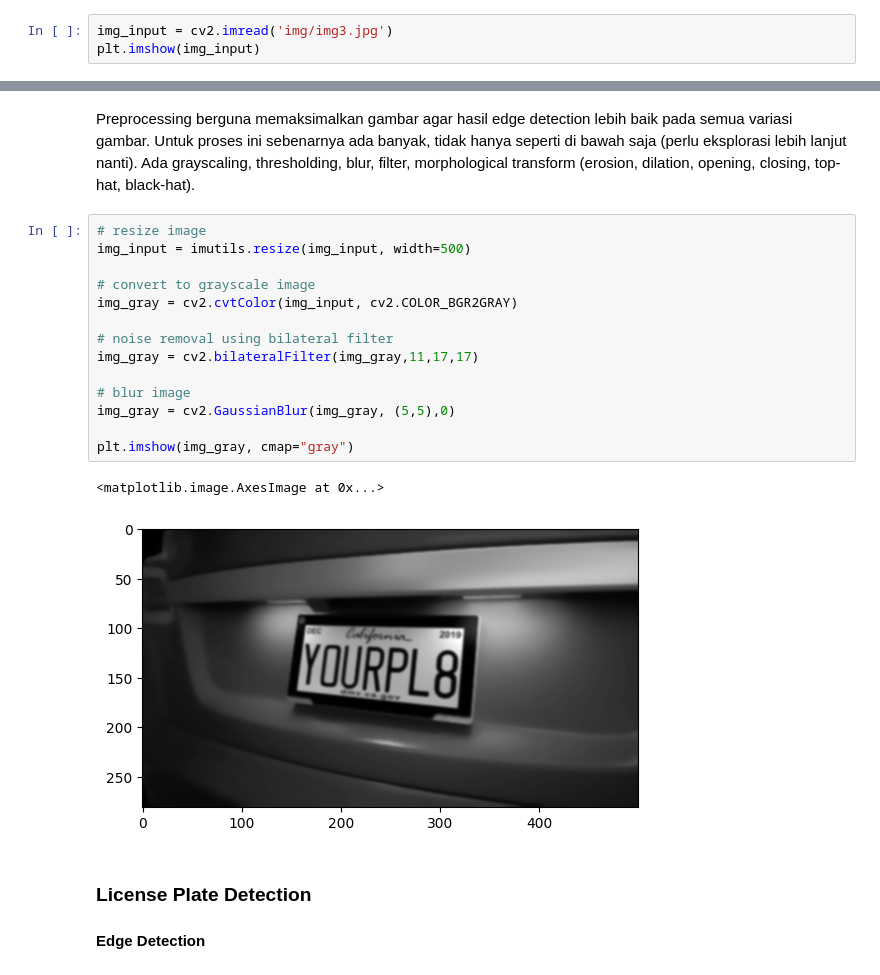
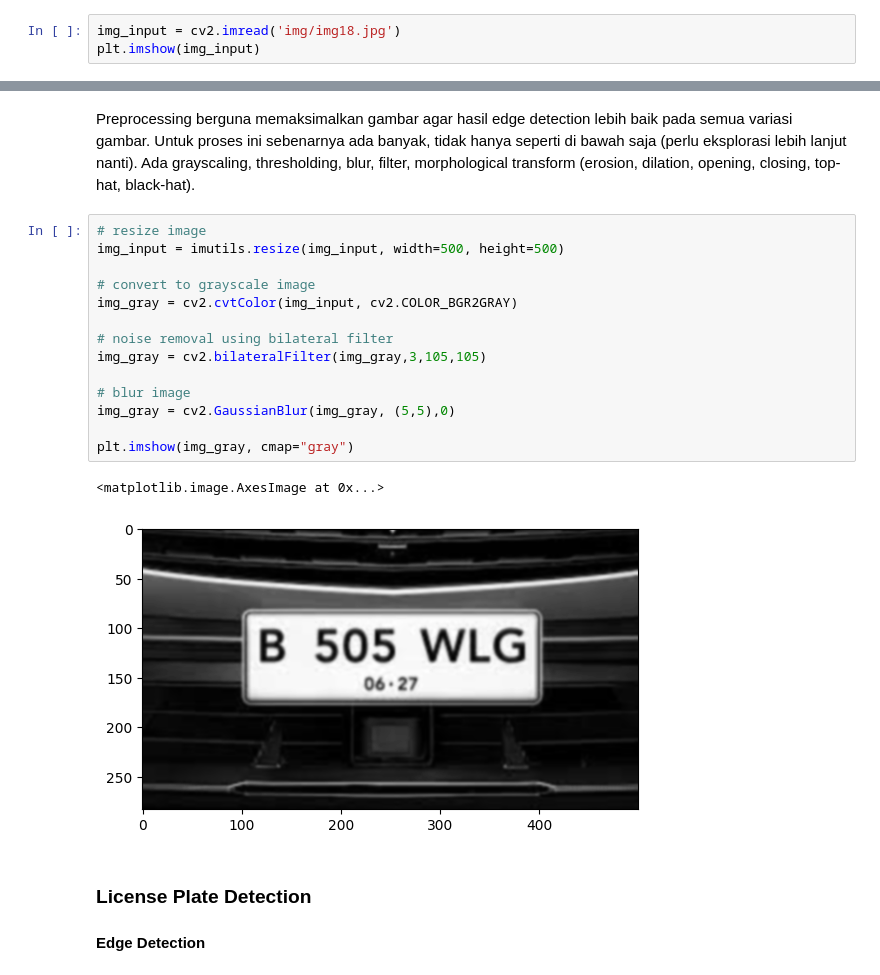
Before and after one commit to hiseulgi/license-plate-detection, a Jupyter notebook: notebook/01-edge-based.ipynb, the cells around one changed output, grey strips where cells are left out. Saved outputs shown, nothing was run; the diff lists cells and outputs as text.

```diff
--- a/notebook/01-edge-based.ipynb
+++ b/notebook/01-edge-based.ipynb
@@ -9,7 +9,7 @@ reader = easyocr.Reader(['en']) # this needs to run only once to load the model
 # %% [markdown]
 ### Input Image
 # %%
-img_input = cv2.imread('img/img3.jpg')
+img_input = cv2.imread('img/img18.jpg')
 plt.imshow(img_input)
 # %% [output]
 <matplotlib.image.AxesImage at 0x...>
@@ -20,21 +20,21 @@ plt.imshow(img_input)
 Preprocessing berguna memaksimalkan gambar agar hasil edge detection lebih baik pada semua variasi gambar. Untuk proses ini sebenarnya ada banyak, tidak hanya seperti di bawah saja (perlu eksplorasi lebih lanjut nanti). Ada grayscaling, thresholding, blur, filter, morphological transform (erosion, dilation, opening, closing, top-hat, black-hat).
 # %%
 # resize image
-img_input = imutils.resize(img_input, width=500)
+img_input = imutils.resize(img_input, width=500, height=500)
 
 # convert to grayscale image
 img_gray = cv2.cvtColor(img_input, cv2.COLOR_BGR2GRAY)
 
 # noise removal using bilateral filter
-img_gray = cv2.bilateralFilter(img_gray,11,17,17)
+img_gray = cv2.bilateralFilter(img_gray,3,105,105)
 
 # blur image
 img_gray = cv2.GaussianBlur(img_gray, (5,5),0)
 
 plt.imshow(img_gray, cmap="gray")
 # %% [output]
 <matplotlib.image.AxesImage at 0x...>
-[figure, old version]
+[figure, new version]
 # %% [markdown]
 ### License Plate Detection
 #### Edge Detection
```
Also changed, not shown: parts of 9 cells of this notebook, 45 other files.
